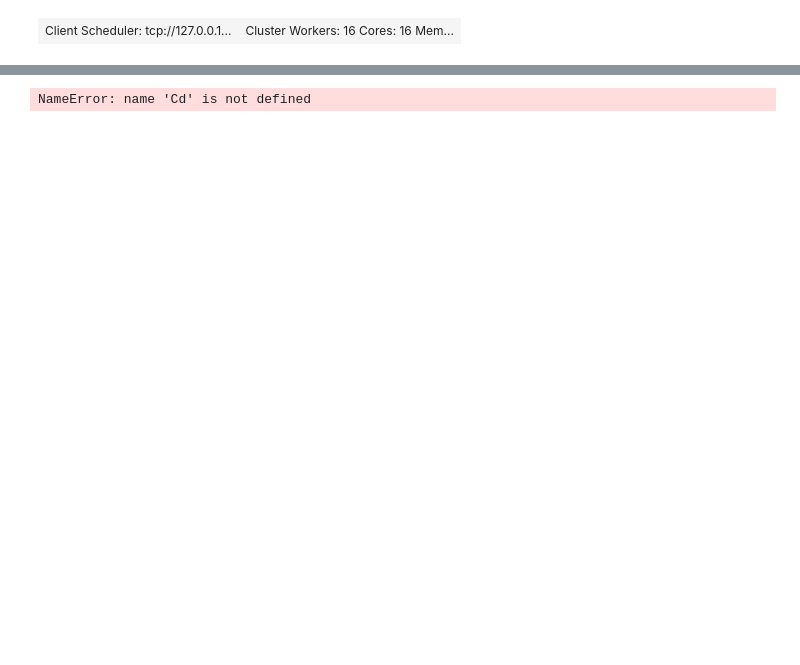
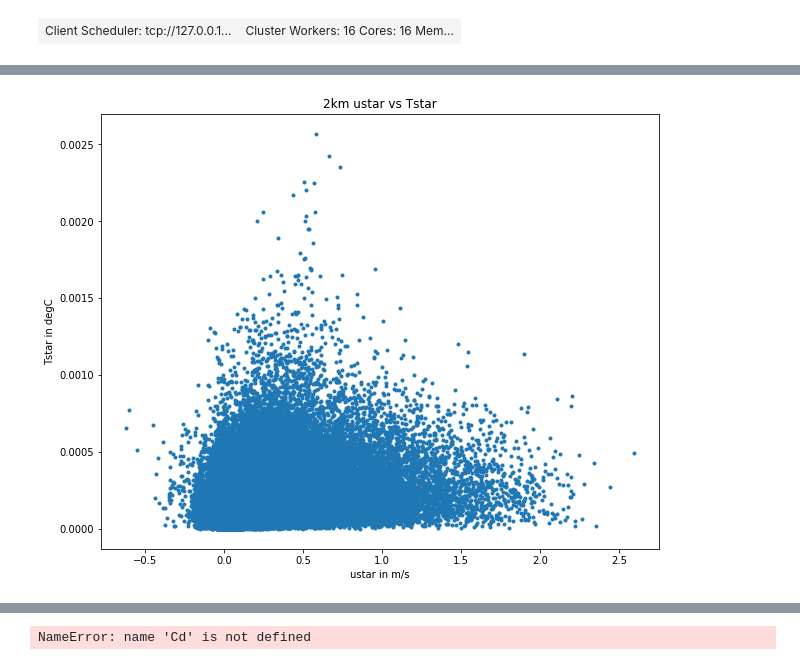
Before and after one commit to kuechenrole/antarctic_melting, a Jupyter notebook: notebooks/analysis/Delta_Melt_over_Ustar_Tstar.ipynb, the cells around one changed output, grey strips where cells are left out. Cells and saved outputs as stored; diff of their text form; code cells hidden in the pictures; blank space fills up the shorter version.

```diff
--- a/notebooks/analysis/Delta_Melt_over_Ustar_Tstar.ipynb
+++ b/notebooks/analysis/Delta_Melt_over_Ustar_Tstar.ipynb
@@ -108,0 +255,4 @@ def calc_Tstar(salt,temp,zice,mask):
+# %%
+plot_fast(Tstar2,ustar2,'2km ustar vs Tstar','ustar in m/s','Tstar in degC')
+# %% [output]
+[figure, added]
```
Also changed, not shown: parts of 23 cells of this notebook.
